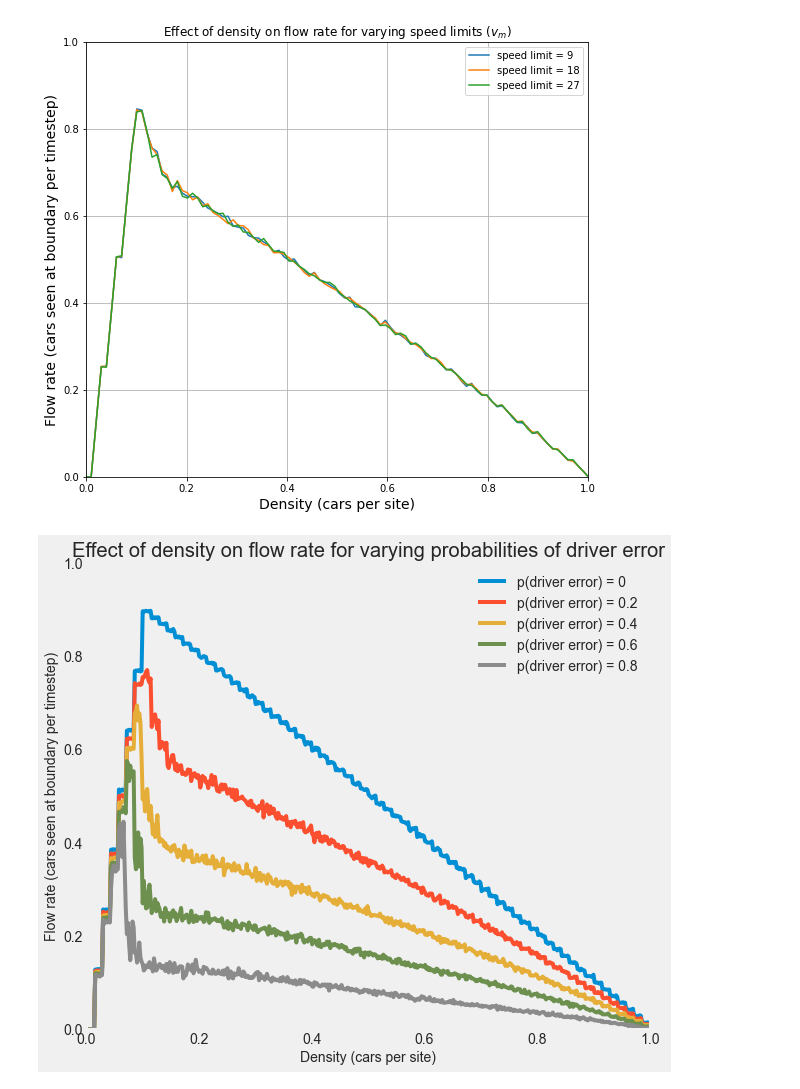
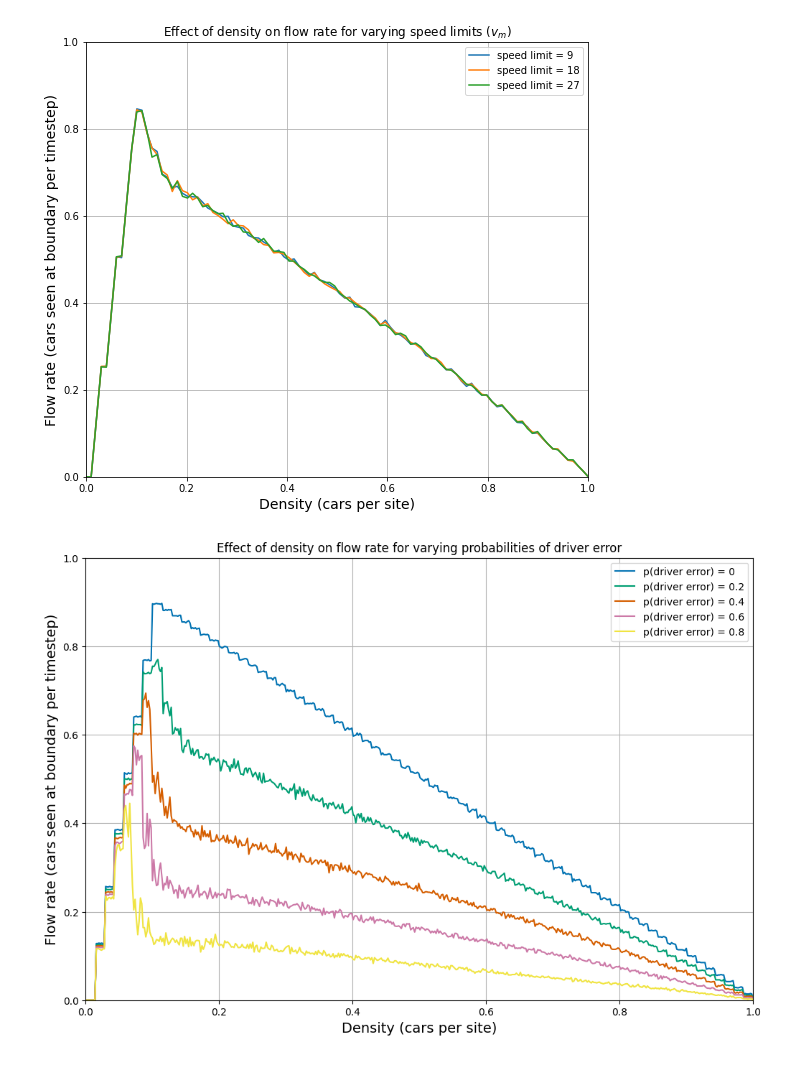
Before and after one commit to turtlesoul25/Traffic_SpeedControls_IM_Project2, a Jupyter notebook: test_notebooks_MN/using_model_class_MN.ipynb, the cells around one changed output. Saved outputs shown, nothing was run; the diff lists cells and outputs as text; code cells hidden in the pictures.

```diff
--- a/test_notebooks_MN/using_model_class_MN.ipynb
+++ b/test_notebooks_MN/using_model_class_MN.ipynb
@@ -270,7 +269,7 @@ For this we need to import the updated model as before we import it:
 from model_class.model_variable_speed_limits_MN import TrafficSimulation as VariableSpeedTrafficSimulation
 # %%
 road_speed_limit_list = ([18]*100) + ([9]*40 ) # You can create a list like this [speed_limit of road] * (how many blocks)
-density = 7/len(road_speed_limit_list)
+density = 15/len(road_speed_limit_list)
 car_slow_down_prob = .1
 # road_length = 70
 number_of_simulation_steps = 100
@@ -462,15 +461,16 @@ for prob in probabilities:
         flow_rates.append(flow_rate)
     flow_rates_probs.append(flow_rates)
 # %%
-fig, ax = plt.subplots(figsize = (9,8))
+fig, ax = plt.subplots(figsize = (12,8))
+plt.style.use("seaborn-v0_8-colorblind")
 for i in range(len(probabilities)):
     plt.plot(densities, flow_rates_probs[i], label = f"p(driver error) = {probabilities[i]}")
 plt.legend()
 plt.title(f"Effect of density on flow rate for varying probabilities of driver error")
 plt.xlim([0,1])
 plt.ylim([0,1])
 plt.xlabel("Density (cars per site)", fontsize = 14)
 plt.ylabel("Flow rate (cars seen at boundary per timestep)", fontsize = 14)
 plt.grid()
 # %% [output]
-[figure, old version]
+[figure, new version]
```
Also changed, not shown: parts of 5 cells of this notebook, 1 other file.
